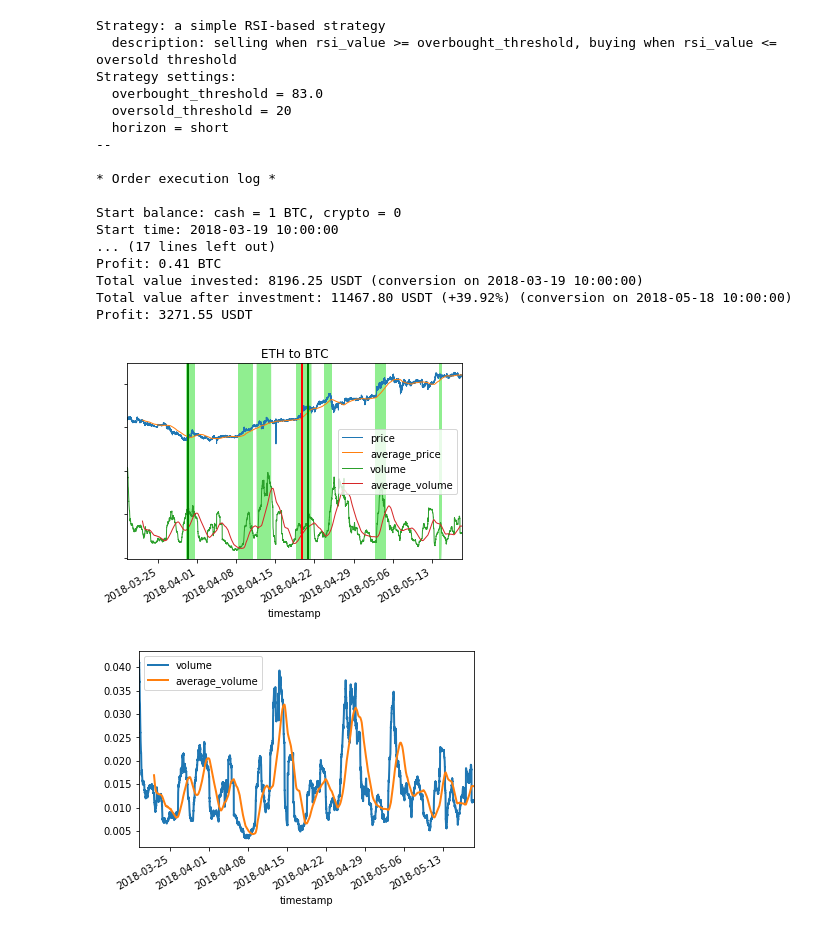
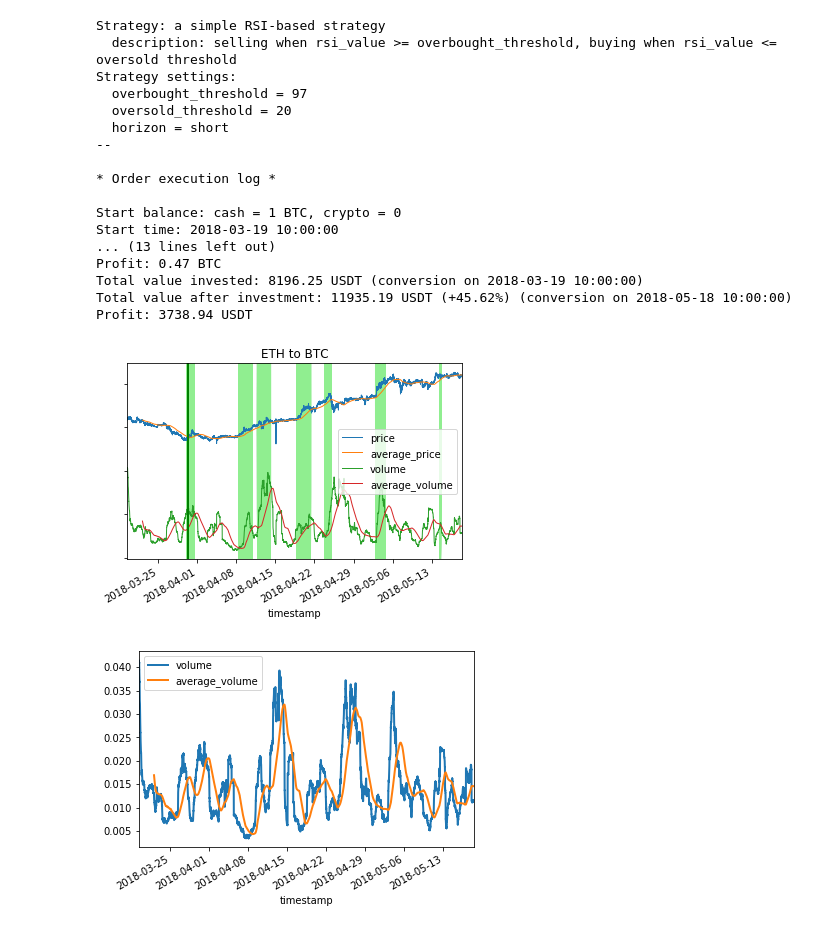
Before and after one commit to IntelligentTrading/science, a Jupyter notebook: backtesting/volume_based_indicator.ipynb, the cells around one changed output. Saved outputs shown, nothing was run; the diff lists cells and outputs as text; code cells hidden in the pictures.

Commit message:
BTC-USDT experiments.

```diff
--- a/backtesting/volume_based_indicator.ipynb
+++ b/backtesting/volume_based_indicator.ipynb
@@ -11,8 +11,8 @@ import operator
 from orders import OrderType
 
 # Initial settings
-transaction_currency = "ETH"
-counter_currency = "BTC"
+transaction_currency =  "BTC" #""ETH"
+counter_currency = "USDT" #""BTC"
 end_time = 1526637600
 start_time = end_time - 60 * 60 * 24 * 60
 horizon = Horizon.short
@@ -432,38 +435,38 @@ Profit: 2288.70 USDT
 <evaluation.Evaluation at 0x...>
 # %%
 # Analyze the best parameter combination
-overbought_threshold = sorted_by_profit.iloc[0]["RSI overbought"]
+overbought_threshold = 97#sorted_by_profit.iloc[0]["RSI overbought"]
 percent_change_volume = sorted_by_profit.iloc[0]["Volume change percent"]/2
 percent_change_price = sorted_by_profit.iloc[0]["Price change percent"]
 
 sell_strategy = SimpleRSIStrategy(start_time, end_time, horizon, counter_currency,
                                       overbought_threshold, oversold_threshold,
                                       transaction_currency, "RSI", source)
 strategy, all_buy_signals, first_cross_buy_signals = build_strategy(percent_change_volume,
                                                                                 percent_change_price,
                                                                                 buy_only_on_first_cross=True,
                                                                                 sell_strategy=sell_strategy)
 orders, _ = strategy.get_orders(start_cash, start_crypto)
 evaluation = strategy.evaluate(start_cash, start_crypto, start_time, end_time, verbose=True)
 
 plot_results()
 # %% [output]
 Strategy: a simple RSI-based strategy
   description: selling when rsi_value >= overbought_threshold, buying when rsi_value <= oversold threshold
 Strategy settings:
-  overbought_threshold = 83.0
+  overbought_threshold = 97
   oversold_threshold = 20
   horizon = short
 --
 
 * Order execution log *
 
 Start balance: cash = 1 BTC, crypto = 0
 Start time: 2018-03-19 10:00:00
-... (17 lines left out)
-Profit: 0.41 BTC
+... (13 lines left out)
+Profit: 0.47 BTC
 Total value invested: 8196.25 USDT (conversion on 2018-03-19 10:00:00)
-Total value after investment: 11467.80 USDT (+39.92%) (conversion on 2018-05-18 10:00:00)
-Profit: 3271.55 USDT
+Total value after investment: 11935.19 USDT (+45.62%) (conversion on 2018-05-18 10:00:00)
+Profit: 3738.94 USDT
-[figure, old version]
+[figure, new version]
 [figure]
```
Also changed, not shown: parts of 12 cells of this notebook.
